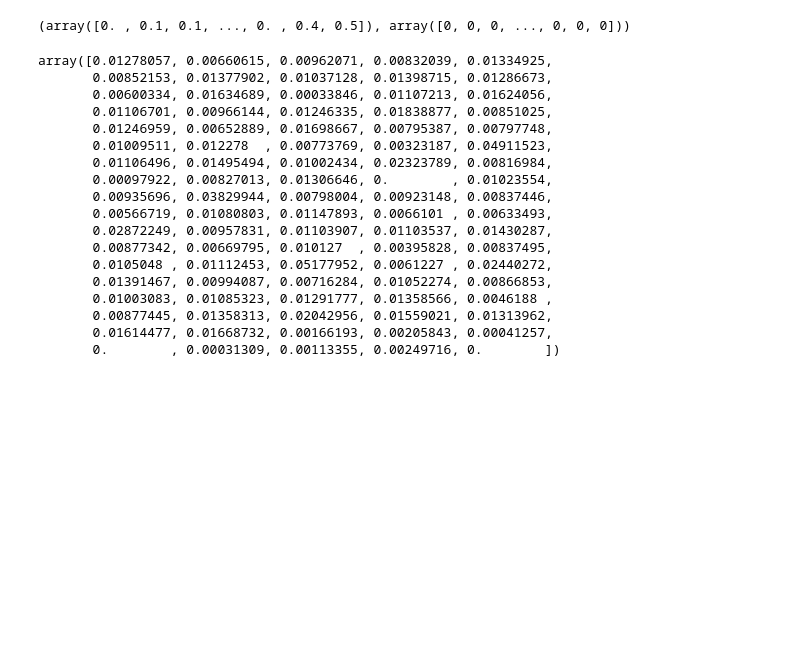
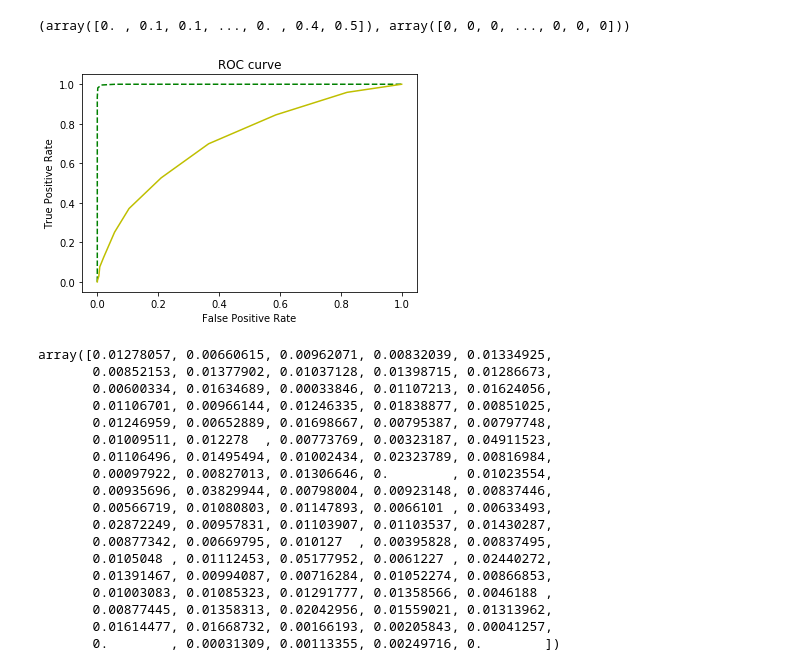
Before and after one commit to changeyb/datawhale, a Jupyter notebook: dataMining/Datawhale_数据挖掘.ipynb, the cells around one changed output. Cells and saved outputs as stored; diff of their text form; code cells hidden in the pictures; blank space fills up the shorter version.

```diff
--- a/dataMining/Datawhale_数据挖掘.ipynb
+++ b/dataMining/Datawhale_数据挖掘.ipynb
@@ -421,3 +440,16 @@ model_metrics(rf,train_x,test_x,train_y,test_y)
 [准确率] 训练集： 0.9839 测试集： 0.7652
 [auc值] 训练集： 0.9997 测试集： 0.7232
 (array([0. , 0.1, 0.1, ..., 0. , 0.4, 0.5]), array([0, 0, 0, ..., 0, 0, 0]))
+# %%
+train_score = rf.predict_proba(train_x)[:, 1]
+test_score = rf.predict_proba(test_x)[:, 1]
+fpr_train, tpr_train, _ = roc_curve(train_y, train_score)
+fpr_test, tpr_test, _ = roc_curve(test_y, test_score)
+# %%
+plt.title('ROC curve')
+plt.xlabel('False Positive Rate')
+plt.ylabel('True Positive Rate')
+ax1 = plt.plot(fpr_train, tpr_train, 'g--')
+ax2 = plt.plot(fpr_test, tpr_test, 'y-')
+# %% [output]
+[figure, added]
```
Also changed, not shown: parts of 16 cells of this notebook, 1 other file.
